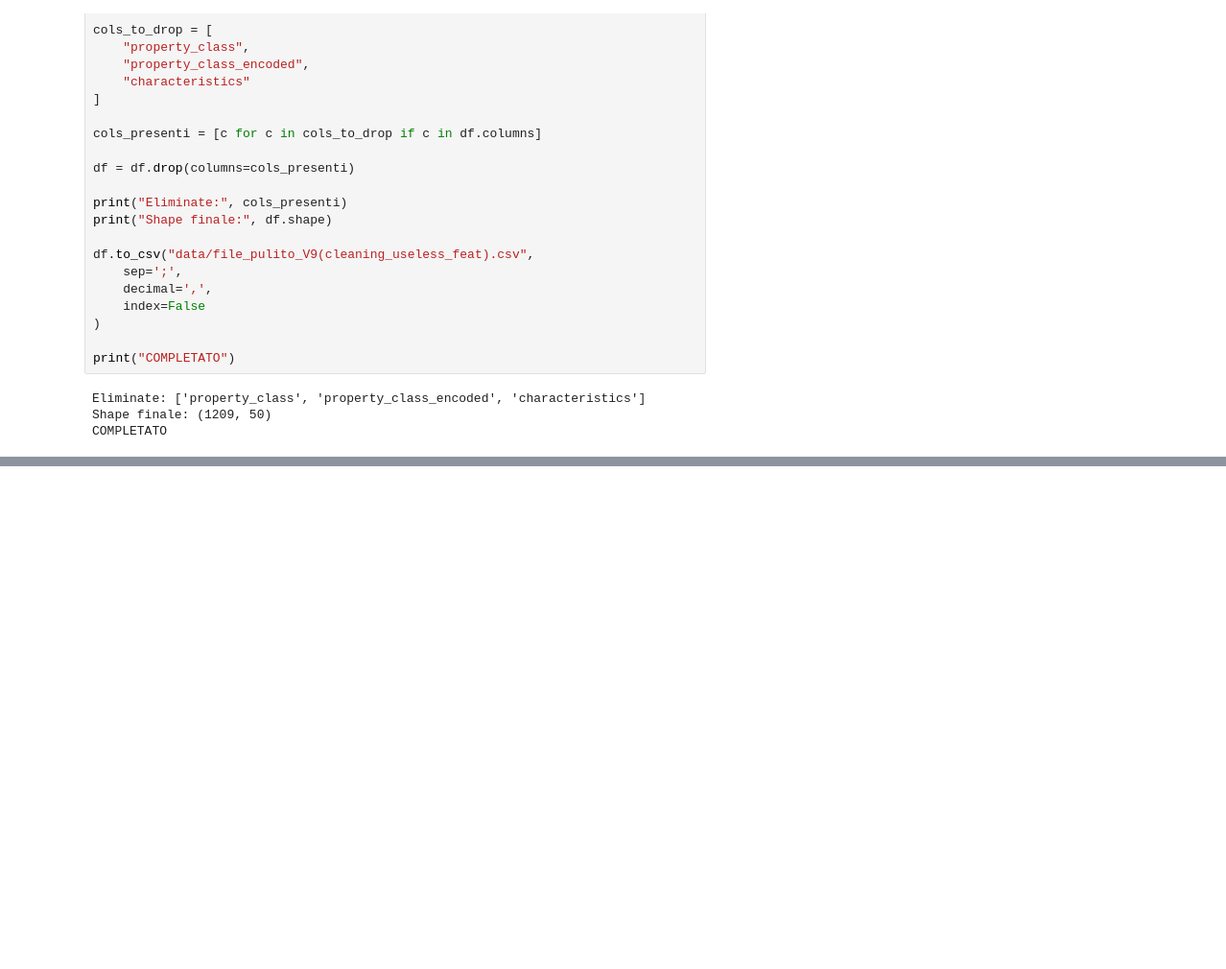
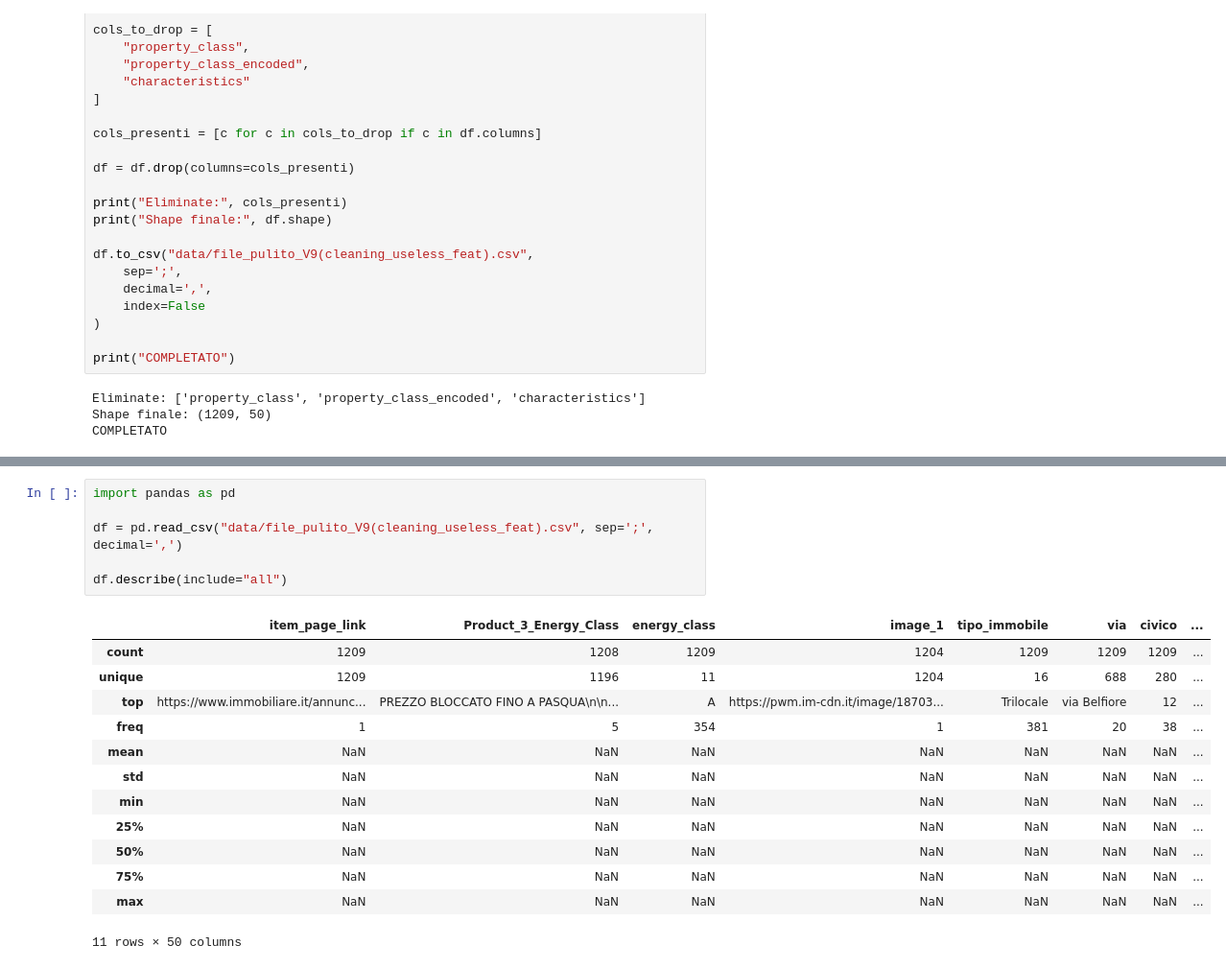
Before and after one commit to BraHKet/torino-housing-predictor, a Jupyter notebook: notebooks/Main_Notebook_Immobiliare.ipynb, the cells around one changed output, grey strips where cells are left out. Shown at 96% size. Drawn from its saved outputs; the diff is of its cells as text; blank space fills up the shorter version.

```diff
--- a/notebooks/Main_Notebook_Immobiliare.ipynb
+++ b/notebooks/Main_Notebook_Immobiliare.ipynb
@@ -1515,0 +1556,20 @@ COMPLETATO
+# %%
+import pandas as pd
+
+df = pd.read_csv("data/file_pulito_V9(cleaning_useless_feat).csv", sep=';', decimal=',')
+
+df.describe(include="all")
+# %% [output]
+|  | item_page_link | Product_3_Energy_Class | energy_class | image_1 | tipo_immobile | via | civico | ... |
+| count | 1209 | 1208 | 1209 | 1204 | 1209 | 1209 | 1209 | ... |
+| unique | 1209 | 1196 | 11 | 1204 | 16 | 688 | 280 | ... |
+| top | https://www.immobiliare.it/annunc... | PREZZO BLOCCATO FINO A PASQUA\n\n... | A | https://pwm.im-cdn.it/image/18703... | Trilocale | via Belfiore | 12 | ... |
+| freq | 1 | 5 | 354 | 1 | 381 | 20 | 38 | ... |
+| mean | NaN | NaN | NaN | NaN | NaN | NaN | NaN | ... |
+| std | NaN | NaN | NaN | NaN | NaN | NaN | NaN | ... |
+| min | NaN | NaN | NaN | NaN | NaN | NaN | NaN | ... |
+| 25% | NaN | NaN | NaN | NaN | NaN | NaN | NaN | ... |
+| 50% | NaN | NaN | NaN | NaN | NaN | NaN | NaN | ... |
+| 75% | NaN | NaN | NaN | NaN | NaN | NaN | NaN | ... |
+| max | NaN | NaN | NaN | NaN | NaN | NaN | NaN | ... |
+11 rows × 50 columns
```
Also changed, not shown: parts of 4 cells of this notebook, 2 other files.
